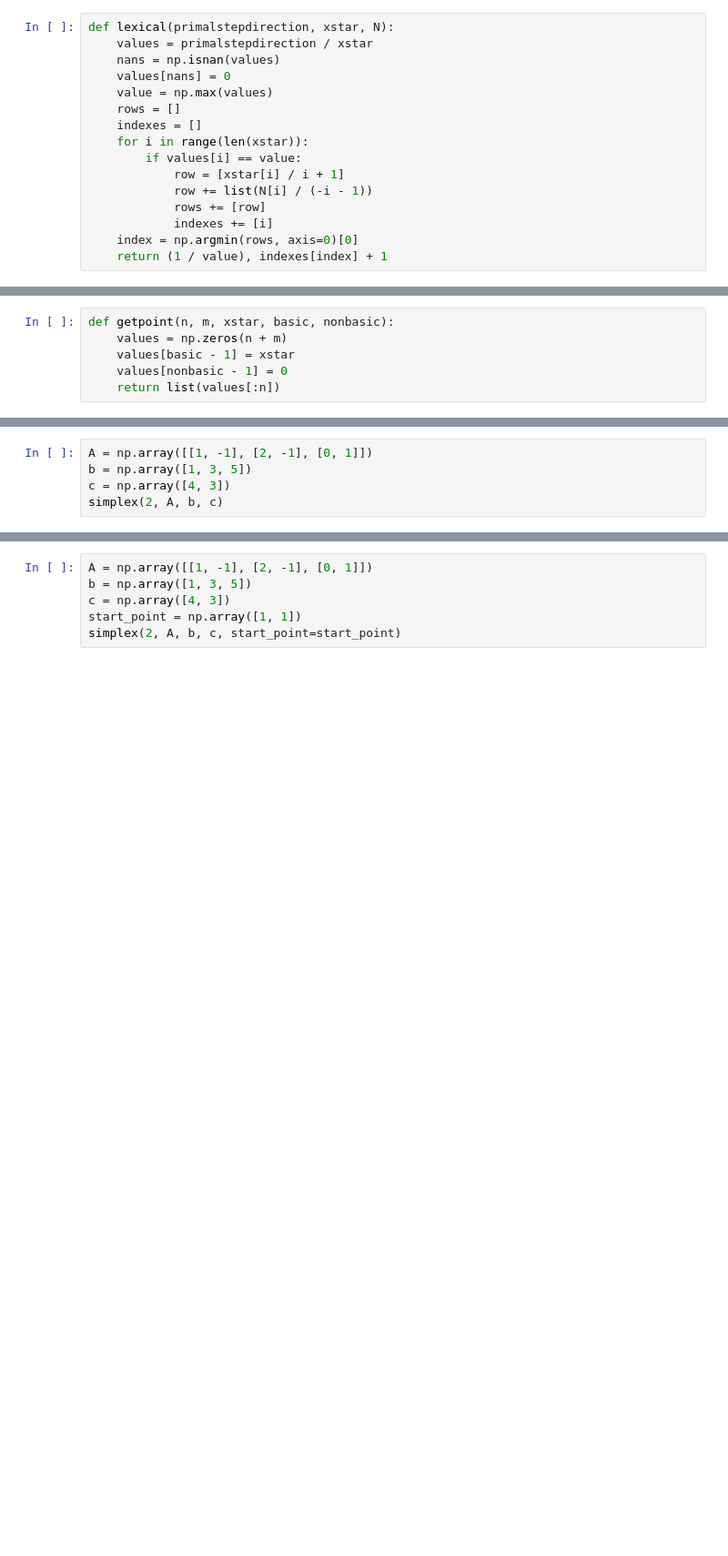
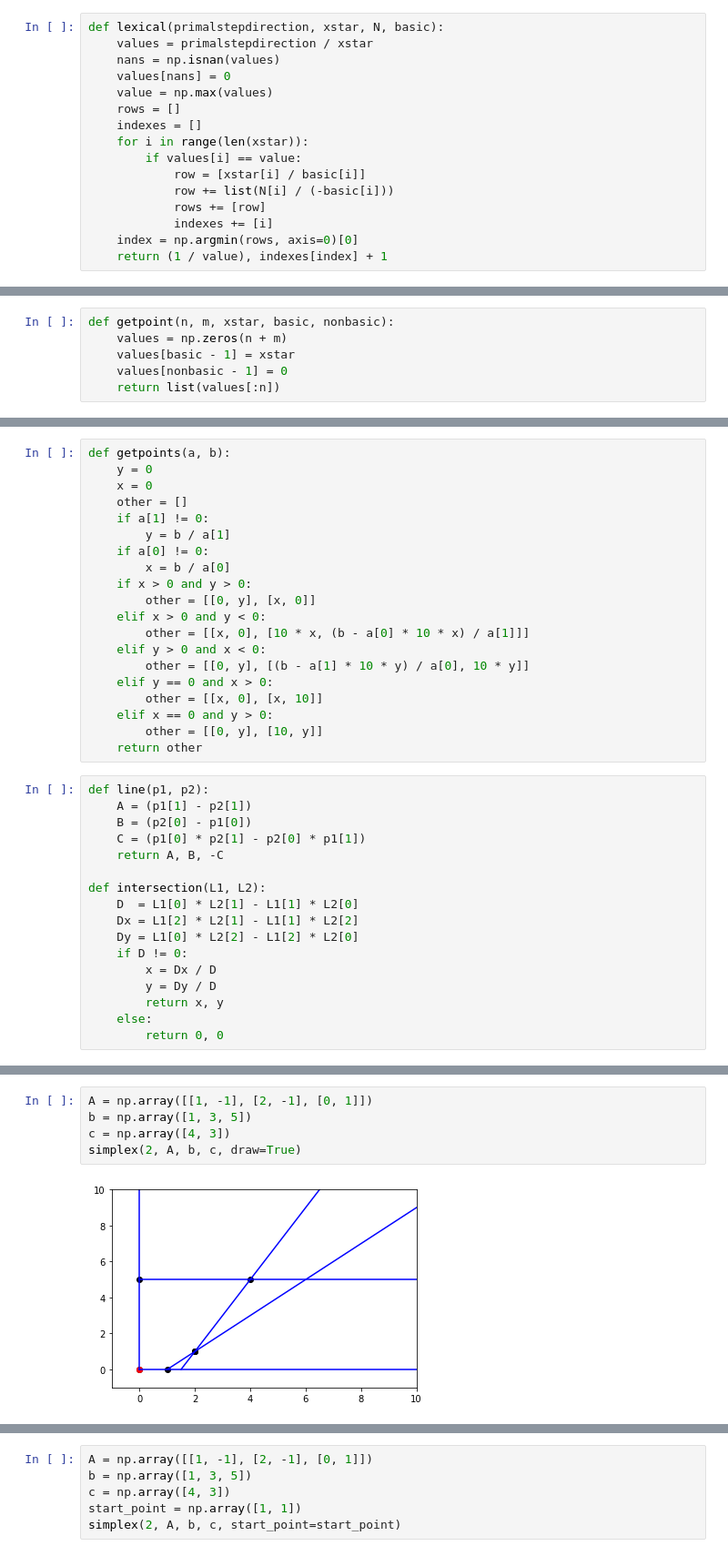
Before and after one commit to svinkapeppa/5-term, a Jupyter notebook: optimization/1.ipynb, the cells around one changed output, grey strips where cells are left out. Shown at 91% size. Drawn from its saved outputs; the diff is of its cells as text; blank space fills up the shorter version.

Commit message:
add draw option

```diff
--- a/optimization/1.ipynb
+++ b/optimization/1.ipynb
@@ -122,7 +122,7 @@ def getleavingindex(size, primalstepdirection, xstar, basic):
             index = i
     return (1 / values[index]), index + 1
 # %%
-def lexical(primalstepdirection, xstar, N):
+def lexical(primalstepdirection, xstar, N, basic):
     values = primalstepdirection / xstar
     nans = np.isnan(values)
     values[nans] = 0
@@ -131,8 +131,8 @@ def lexical(primalstepdirection, xstar, N):
     indexes = []
     for i in range(len(xstar)):
         if values[i] == value:
-            row = [xstar[i] / i + 1]
-            row += list(N[i] / (-i - 1))
+            row = [xstar[i] / basic[i]]
+            row += list(N[i] / (-basic[i]))
             rows += [row]
             indexes += [i]
     index = np.argmin(rows, axis=0)[0]
@@ -164,3 +172,40 @@ def getpoint(n, m, xstar, basic, nonbasic):
+# %%
+def getpoints(a, b):
+    y = 0
+    x = 0
+    other = []
+    if a[1] != 0:
+        y = b / a[1]
+    if a[0] != 0:
+        x = b / a[0]
+    if x > 0 and y > 0:
+        other = [[0, y], [x, 0]]
+    elif x > 0 and y < 0:
+        other = [[x, 0], [10 * x, (b - a[0] * 10 * x) / a[1]]]
+    elif y > 0 and x < 0:
+        other = [[0, y], [(b - a[1] * 10 * y) / a[0], 10 * y]]
+    elif y == 0 and x > 0:
+        other = [[x, 0], [x, 10]]
+    elif x == 0 and y > 0:
+        other = [[0, y], [10, y]]
+    return other
+# %%
+def line(p1, p2):
+    A = (p1[1] - p2[1])
+    B = (p2[0] - p1[0])
+    C = (p1[0] * p2[1] - p2[0] * p1[1])
+    return A, B, -C
+
+def intersection(L1, L2):
+    D  = L1[0] * L2[1] - L1[1] * L2[0]
+    Dx = L1[2] * L2[1] - L1[1] * L2[2]
+    Dy = L1[0] * L2[2] - L1[2] * L2[0]
+    if D != 0:
+        x = Dx / D
+        y = Dy / D
+        return x, y
+    else:
+        return 0, 0
 # %%
 def simplex(n, A, b, c, method='bland', start_point=None, draw=False):
     supplement = 0
@@ -231,6 +339,7 @@ simplex(2, A, b, c, method='lexical', start_point=start_point)
 # %%
 A = np.array([[1, -1], [2, -1], [0, 1]])
 b = np.array([1, 3, 5])
 c = np.array([4, 3])
-simplex(2, A, b, c)
+simplex(2, A, b, c, draw=True)
 # %% [output]
+[figure, added]
```
Also changed, not shown: parts of 9 cells of this notebook.
